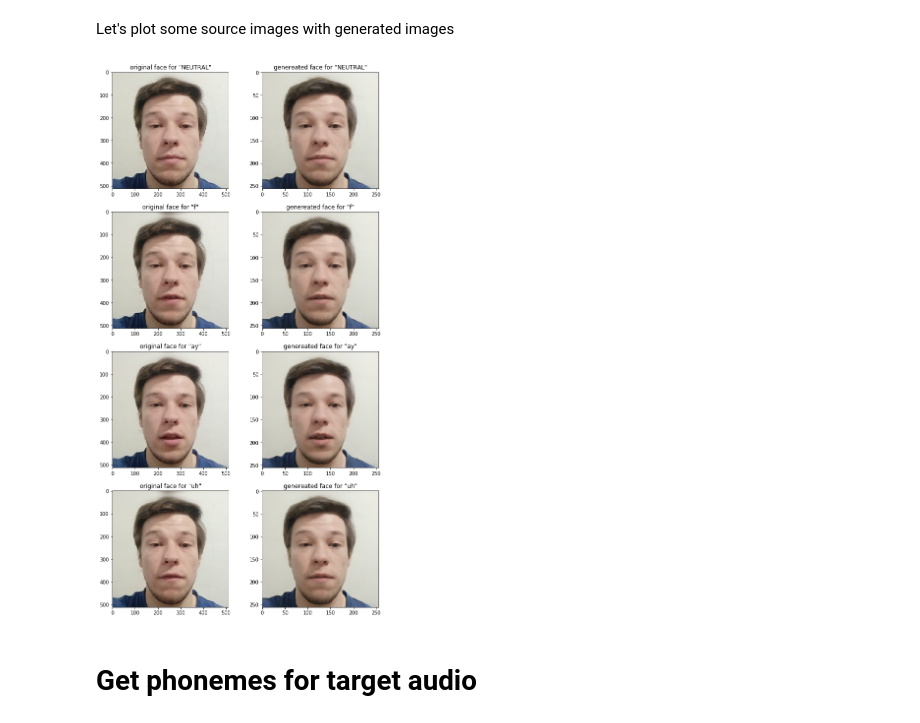
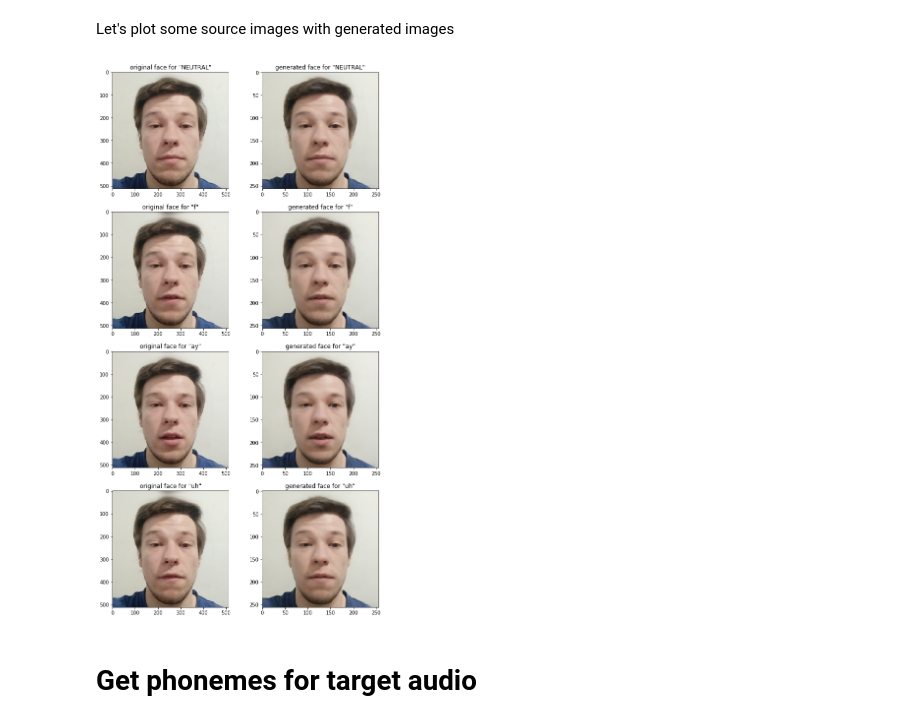
Before and after one commit to dguo98/talking-head-stylegan, a Jupyter notebook: talking_head.ipynb, the cells around one changed output. Drawn from its saved outputs; the diff is of its cells as text; code cells hidden in the pictures.

```diff
--- a/talking_head.ipynb
+++ b/talking_head.ipynb
@@ -268,20 +268,20 @@ def generate_image(latent_vector):
 # %%
 images = ['NEUTRAL', 'f', 'ay', 'uh']
 
 fig, axes = plt.subplots(len(images), 2, figsize=(10,20))
 
 for i, phoneme in enumerate(images):
     axes[i, 0].set_title('original face for "{}"'.format(phoneme))
     axes[i, 0].imshow(plt.imread('../align/{}_01.png'.format(phoneme)))
 
     lat_repr = np.load('../latent_representations/{}_01.npy'.format(phoneme))
     image = np.array(generate_image(lat_repr))
     # image = cv2.cvtColor(image, cv2.COLOR_BGR2RGB)
 
-    axes[i, 1].set_title('genereated face for "{}"'.format(phoneme))
+    axes[i, 1].set_title('generated face for "{}"'.format(phoneme))
     axes[i, 1].imshow(image)
 # %% [output]
-[figure, old version]
+[figure, new version]
 # %% [markdown]
 # Get phonemes for target audio
 # %% [markdown]
```
